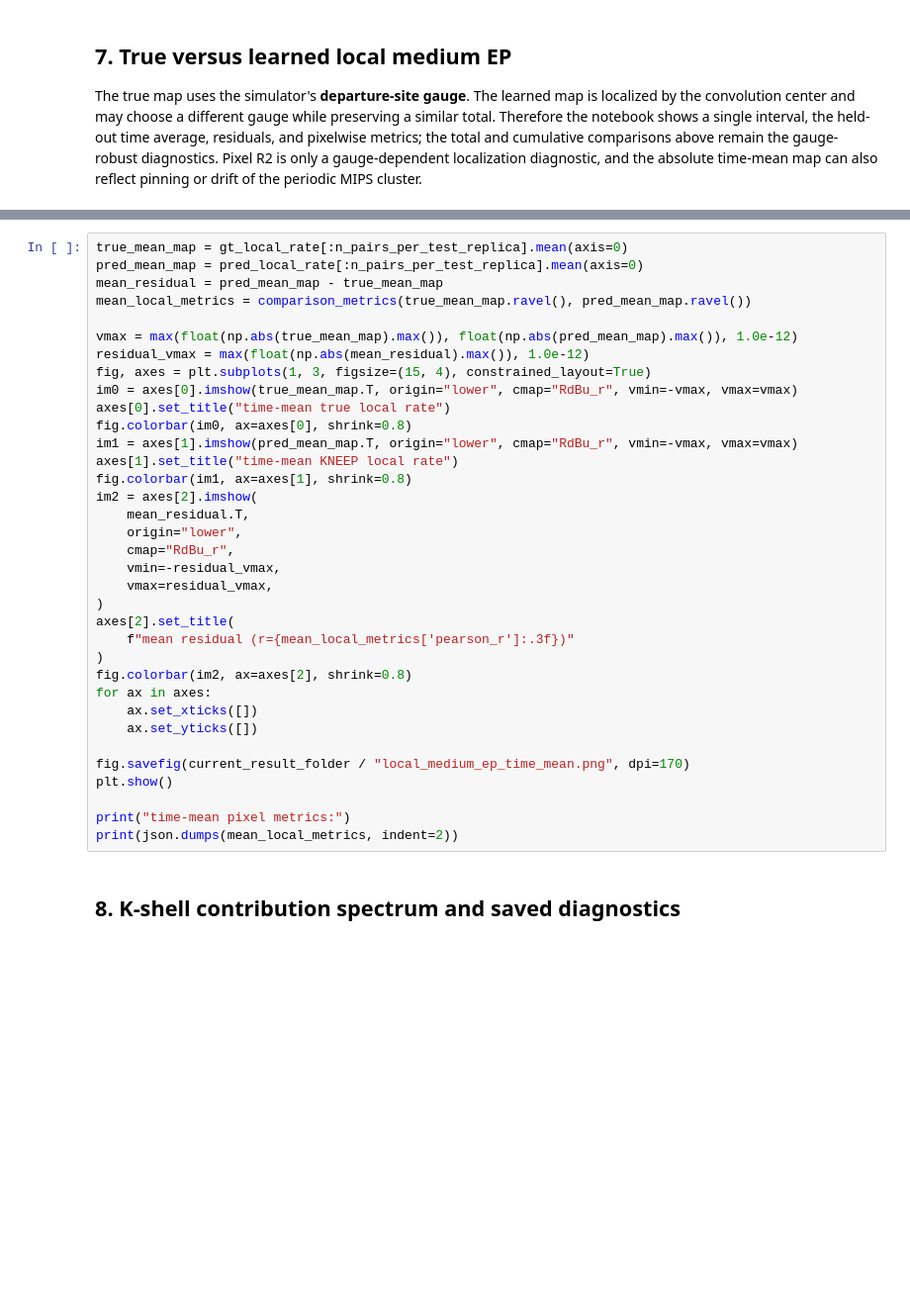
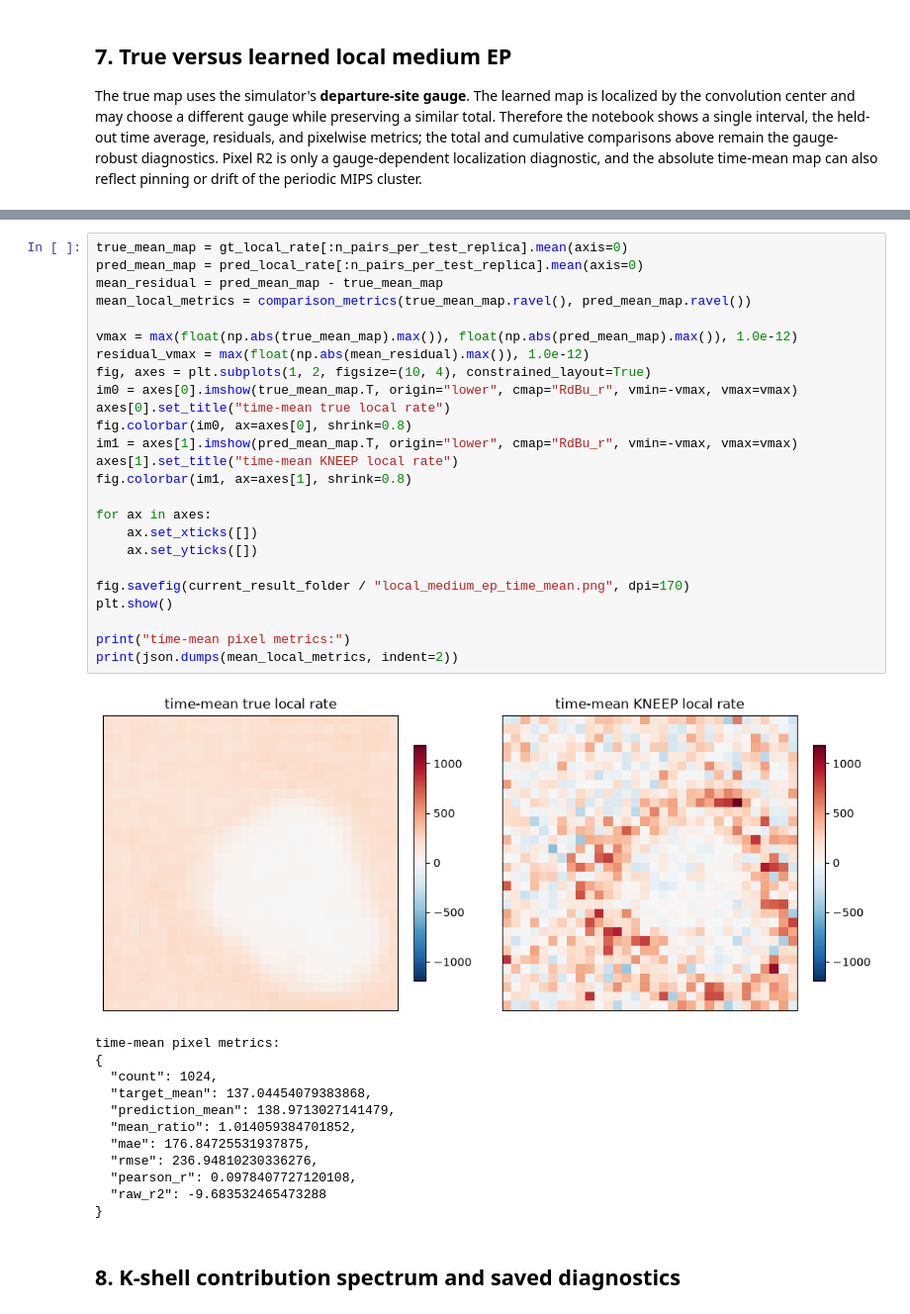
Before and after one commit to 2DHvN/CNEEP_v2, a Jupyter notebook: notebooks/Corr_LatticeABP_TC.ipynb, the cells around one changed output, grey strips where cells are left out. Shown at 99% size. Drawn from its saved outputs; the diff is of its cells as text; blank space fills up the shorter version.

```diff
--- a/notebooks/Corr_LatticeABP_TC.ipynb
+++ b/notebooks/Corr_LatticeABP_TC.ipynb
@@ -865,38 +950,41 @@ print(json.dumps(single_local_metrics, indent=2))
 # %%
 true_mean_map = gt_local_rate[:n_pairs_per_test_replica].mean(axis=0)
 pred_mean_map = pred_local_rate[:n_pairs_per_test_replica].mean(axis=0)
 mean_residual = pred_mean_map - true_mean_map
 mean_local_metrics = comparison_metrics(true_mean_map.ravel(), pred_mean_map.ravel())
 
 vmax = max(float(np.abs(true_mean_map).max()), float(np.abs(pred_mean_map).max()), 1.0e-12)
 residual_vmax = max(float(np.abs(mean_residual).max()), 1.0e-12)
-fig, axes = plt.subplots(1, 3, figsize=(15, 4), constrained_layout=True)
+fig, axes = plt.subplots(1, 2, figsize=(10, 4), constrained_layout=True)
 im0 = axes[0].imshow(true_mean_map.T, origin="lower", cmap="RdBu_r", vmin=-vmax, vmax=vmax)
 axes[0].set_title("time-mean true local rate")
 fig.colorbar(im0, ax=axes[0], shrink=0.8)
 im1 = axes[1].imshow(pred_mean_map.T, origin="lower", cmap="RdBu_r", vmin=-vmax, vmax=vmax)
 axes[1].set_title("time-mean KNEEP local rate")
 fig.colorbar(im1, ax=axes[1], shrink=0.8)
-im2 = axes[2].imshow(
-    mean_residual.T,
-    origin="lower",
-    cmap="RdBu_r",
-    vmin=-residual_vmax,
-    vmax=residual_vmax,
-)
-axes[2].set_title(
-    f"mean residual (r={mean_local_metrics['pearson_r']:.3f})"
-)
-fig.colorbar(im2, ax=axes[2], shrink=0.8)
+
 for ax in axes:
     ax.set_xticks([])
     ax.set_yticks([])
 
 fig.savefig(current_result_folder / "local_medium_ep_time_mean.png", dpi=170)
 plt.show()
 
 print("time-mean pixel metrics:")
 print(json.dumps(mean_local_metrics, indent=2))
+# %% [output]
+[figure, added]
+time-mean pixel metrics:
+{
+  "count": 1024,
+  "target_mean": 137.04454079383868,
+  "prediction_mean": 138.9713027141479,
+  "mean_ratio": 1.014059384701852,
+  "mae": 176.84725531937875,
+  "rmse": 236.94810230336276,
+  "pearson_r": 0.0978407727120108,
+  "raw_r2": -9.683532465473288
+}
 # %% [markdown]
 ## 8. K-shell contribution spectrum and saved diagnostics
 # %%
```
Also changed, not shown: parts of 12 cells of this notebook, 5 other files.
